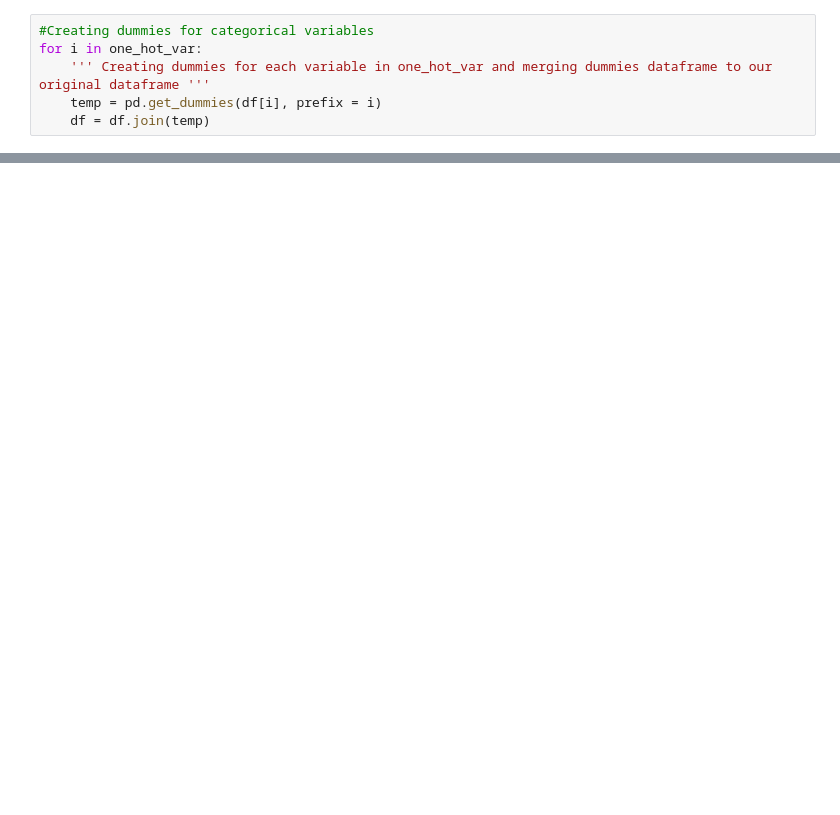
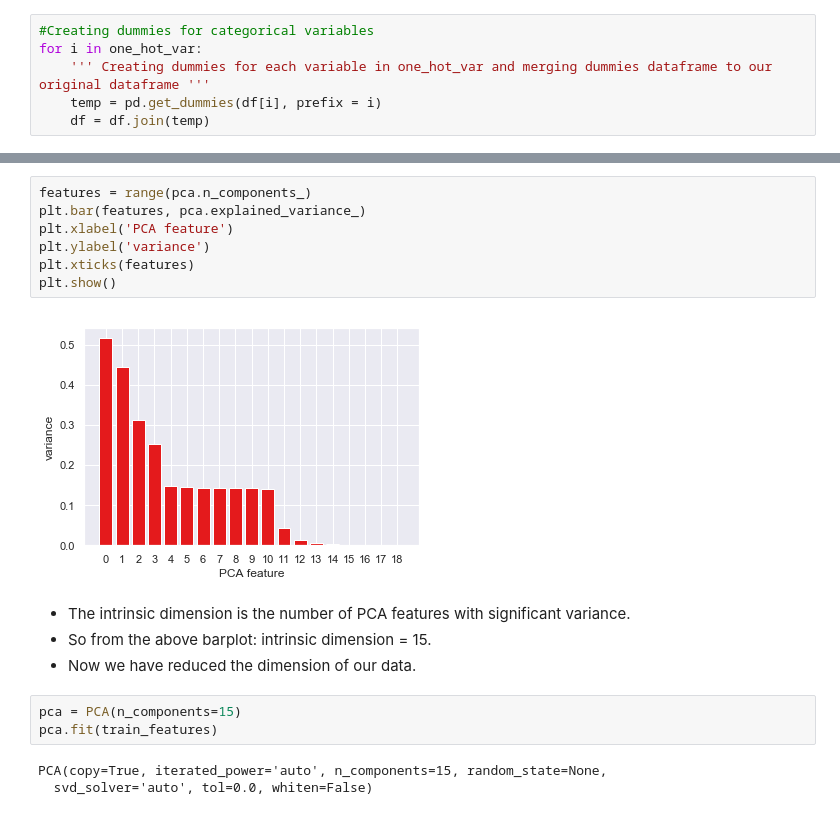
Before and after one commit to Akshaypatil7/Predicting-Bike-Rental-Count-Project, a Jupyter notebook: Predicting Bike Rental Count using Python.ipynb, the cells around one changed output, grey strips where cells are left out. Saved outputs shown, nothing was run; the diff lists cells and outputs as text; blank space fills up the shorter version.

```diff
--- a/Predicting Bike Rental Count using Python.ipynb
+++ b/Predicting Bike Rental Count using Python.ipynb
@@ -626,0 +683,19 @@ Index(['season', 'yr', 'mnth', 'holiday', 'weekday', 'workingday',
+# %%
+features = range(pca.n_components_)
+plt.bar(features, pca.explained_variance_)
+plt.xlabel('PCA feature')
+plt.ylabel('variance')
+plt.xticks(features)
+plt.show()
+# %% [output]
+[figure, added]
+# %% [markdown]
+-  The intrinsic dimension is the number of PCA features with significant variance.
+-  So from the above barplot: intrinsic dimension = 15.
+-  Now we have reduced the dimension of our data.
+# %%
+pca = PCA(n_components=15)
+pca.fit(train_features)
+# %% [output]
+PCA(copy=True, iterated_power='auto', n_components=15, random_state=None,
+  svd_solver='auto', tol=0.0, whiten=False)
```
Also changed, not shown: parts of 95 cells of this notebook, 1 other file.
